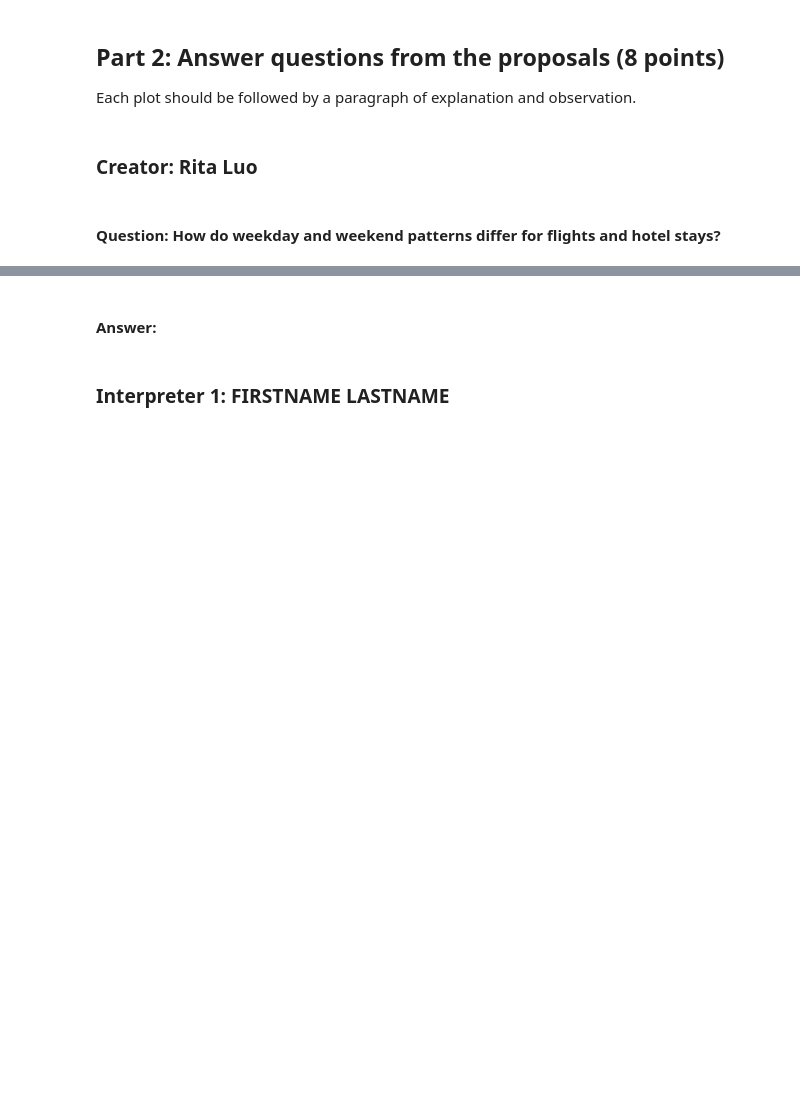
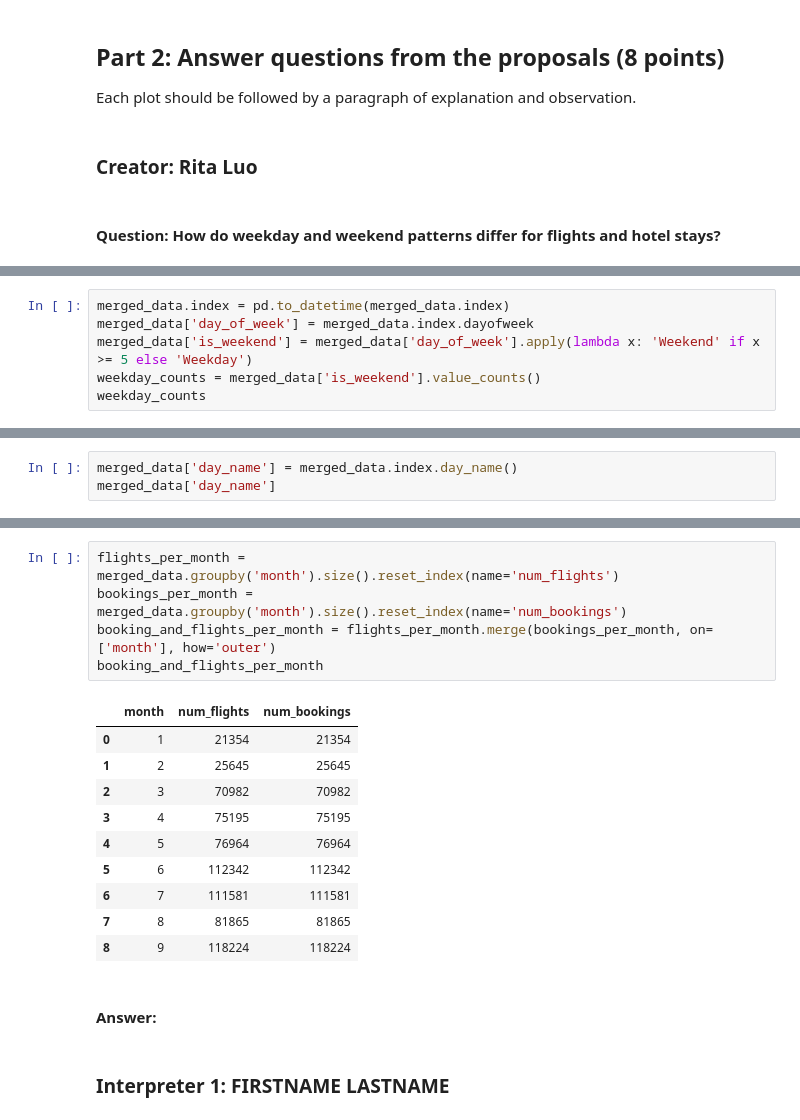
Before and after one commit to ConorJones05/STOR320_Final, a Jupyter notebook: EDA Template.ipynb, the cells around one changed output, grey strips where cells are left out. Saved outputs shown, nothing was run; the diff lists cells and outputs as text; blank space fills up the shorter version.

```diff
--- a/EDA Template.ipynb
+++ b/EDA Template.ipynb
@@ -356,0 +410,6 @@ Each plot should be followed by a paragraph of explanation and observation.
+# %%
+merged_data.index = pd.to_datetime(merged_data.index)
+merged_data['day_of_week'] = merged_data.index.dayofweek
+merged_data['is_weekend'] = merged_data['day_of_week'].apply(lambda x: 'Weekend' if x >= 5 else 'Weekday')
+weekday_counts = merged_data['is_weekend'].value_counts()
+weekday_counts
@@ -356,0 +421,3 @@ Each plot should be followed by a paragraph of explanation and observation.
+# %%
+merged_data['day_name'] = merged_data.index.day_name()
+merged_data['day_name']
@@ -357,3 +438,19 @@ Each plot should be followed by a paragraph of explanation and observation.
+# %%
+flights_per_month = merged_data.groupby('month').size().reset_index(name='num_flights')
+bookings_per_month = merged_data.groupby('month').size().reset_index(name='num_bookings')
+booking_and_flights_per_month = flights_per_month.merge(bookings_per_month, on=['month'], how='outer')
+booking_and_flights_per_month
+# %% [output]
+|  | month | num_flights | num_bookings |
+| 0 | 1 | 21354 | 21354 |
+| 1 | 2 | 25645 | 25645 |
+| 2 | 3 | 70982 | 70982 |
+| 3 | 4 | 75195 | 75195 |
+| 4 | 5 | 76964 | 76964 |
+| 5 | 6 | 112342 | 112342 |
+| 6 | 7 | 111581 | 111581 |
+| 7 | 8 | 81865 | 81865 |
+| 8 | 9 | 118224 | 118224 |
 # %% [markdown]
 #### Answer:
 # %% [markdown]
```
Also changed, not shown: parts of 5 cells of this notebook.
